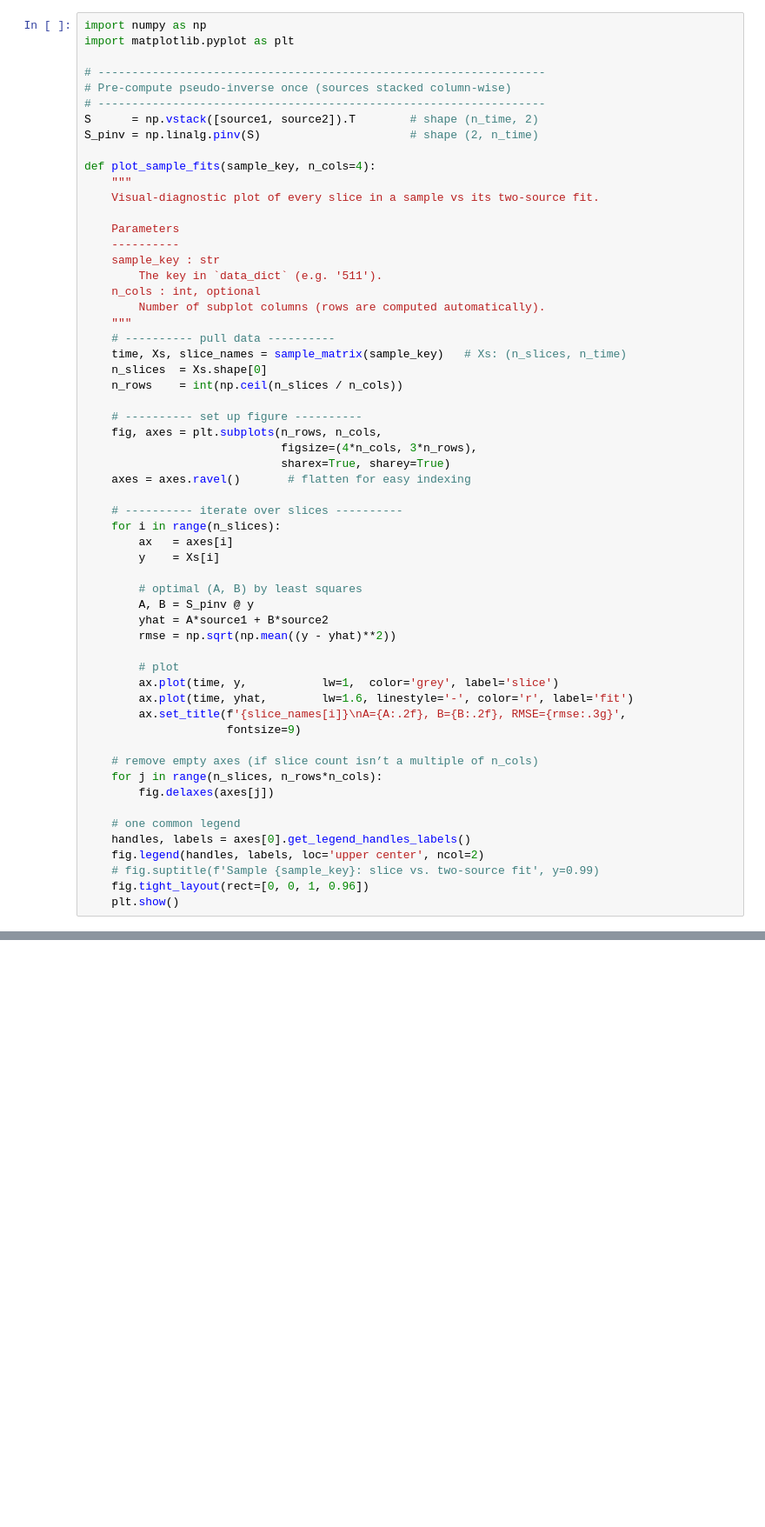
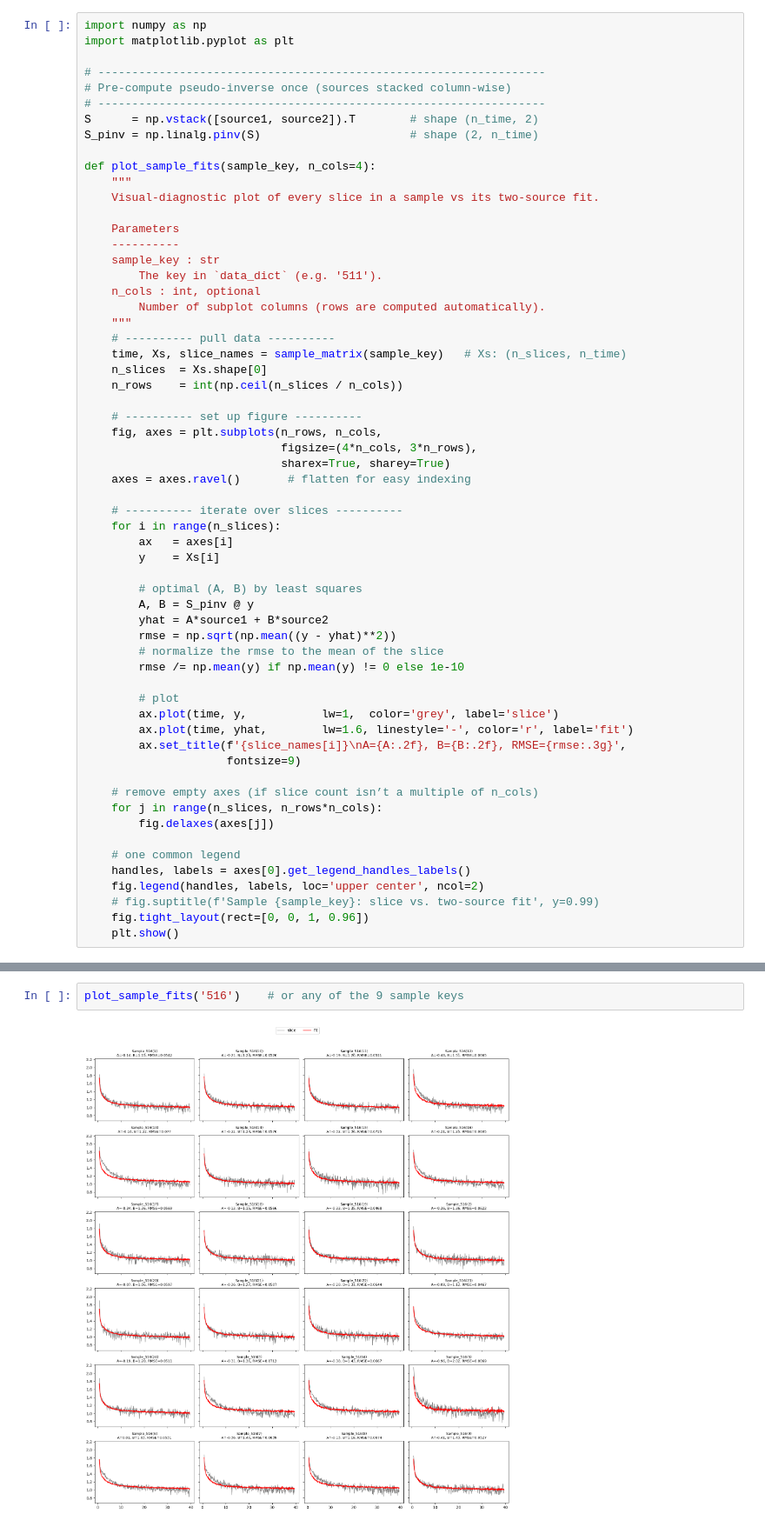
Before and after one commit to Peisong-Zheng/OSL_source_ana, a Jupyter notebook: PCA_two_sources.ipynb, the cells around one changed output, grey strips where cells are left out. Shown at 87% size. Drawn from its saved outputs; the diff is of its cells as text; blank space fills up the shorter version.

```diff
--- a/PCA_two_sources.ipynb
+++ b/PCA_two_sources.ipynb
@@ -192,6 +227,8 @@ def plot_sample_fits(sample_key, n_cols=4):
         A, B = S_pinv @ y
         yhat = A*source1 + B*source2
         rmse = np.sqrt(np.mean((y - yhat)**2))
+        # normalize the rmse to the mean of the slice
+        rmse /= np.mean(y) if np.mean(y) != 0 else 1e-10
 
         # plot
         ax.plot(time, y,           lw=1,  color='grey', label='slice')
@@ -215,0 +253,4 @@ plot_sample_fits('518')    # or any of the 9 sample keys
+# %%
+plot_sample_fits('516')    # or any of the 9 sample keys
+# %% [output]
+[figure, added]
```
Also changed, not shown: parts of 8 cells of this notebook, 4 other files.
